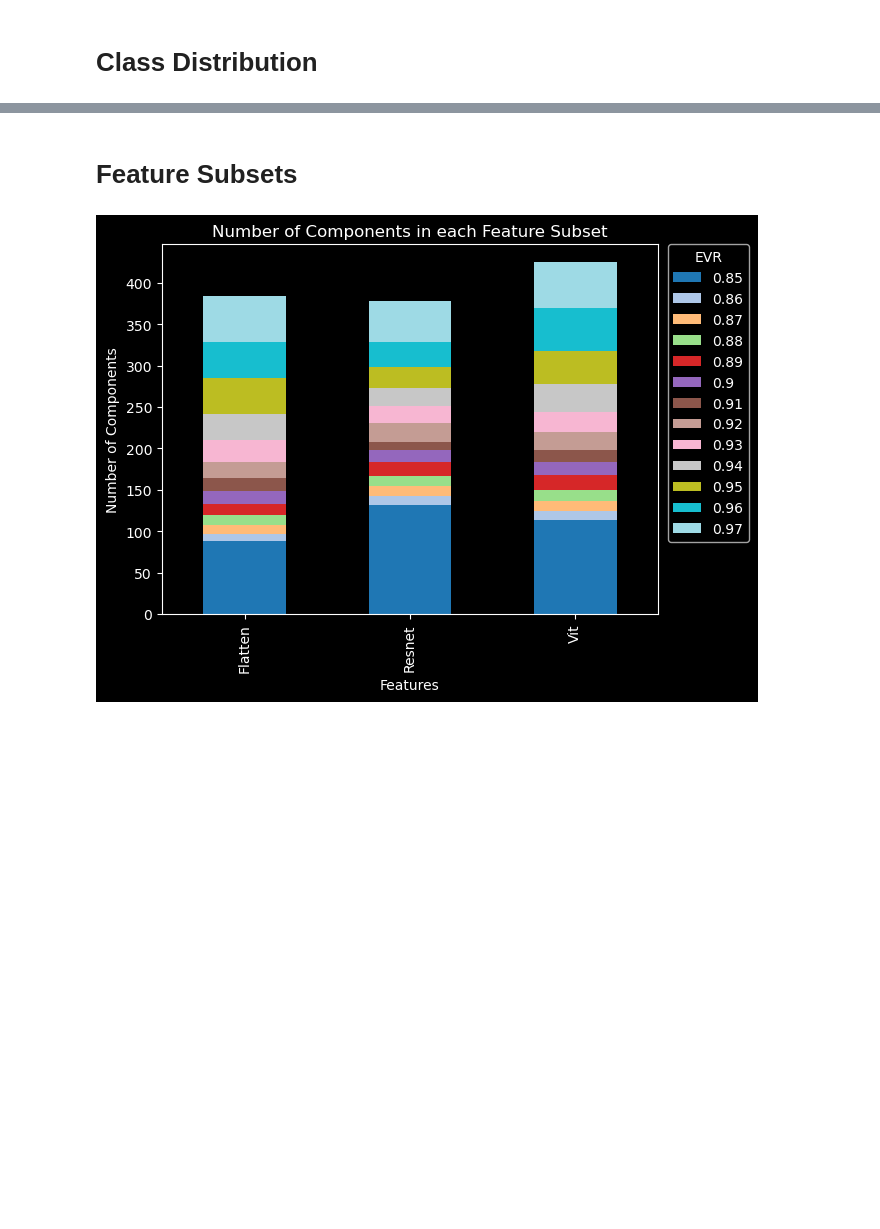
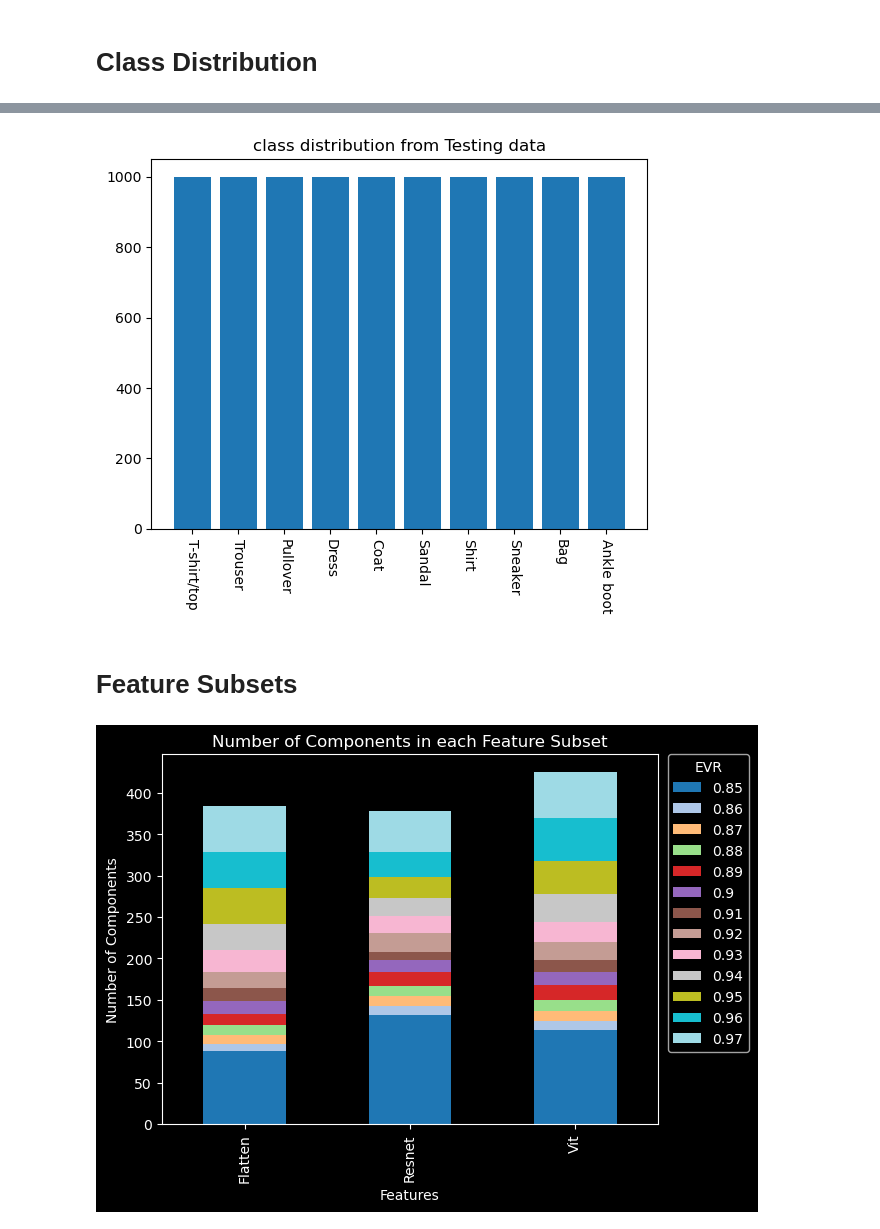
Before and after one commit to xiuyu-lana/Data_Mining_Project_Group_19, a Jupyter notebook: EDA.ipynb, the cells around one changed output, grey strips where cells are left out. Cells and saved outputs as stored; diff of their text form; code cells hidden in the pictures; blank space fills up the shorter version.

```diff
--- a/EDA.ipynb
+++ b/EDA.ipynb
@@ -9,6 +9,7 @@ import matplotlib.pyplot as plt
 # Load Data
 # %%
 train_data = FashionMNIST(root='./Data', download=True, train=True, transform=transforms.ToTensor())
+test_data = FashionMNIST(root='./Data', download=True, train=False, transform=transforms.ToTensor())
 
 class_names = train_data.classes
 
@@ -44,6 +45,7 @@ plt.show()
 from sklearn.model_selection import train_test_split
 
 X_train, X_val, y_train, y_val = train_test_split(train_data.data, train_data.targets, test_size = 5000, stratify = train_data.targets, random_state = 10)
+X_test, y_test = test_data.data, test_data.targets
 # %%
 values, counts = y_train.unique(return_counts=True)
 plt.bar(values, counts)
@@ -63,3 +67,12 @@ plt.show()
+# %%
+values, counts = y_test.unique(return_counts=True)
+plt.bar(values, counts)
+plt.xticks(values, class_names, rotation = -90)
+plt.title("class distribution from Testing data")
+plt.savefig("Data/Images/class_distribution/test_dist.png")
+plt.show()
+# %% [output]
+[figure, added]
 # %% [markdown]
 # Feature Subsets
 # %%
```
Also changed, not shown: parts of 3 cells of this notebook.
